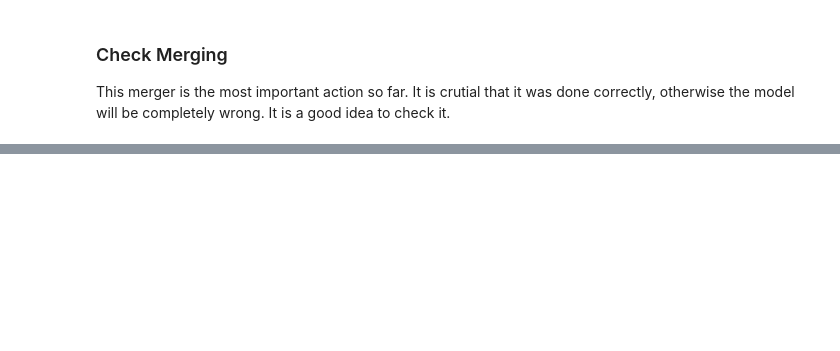
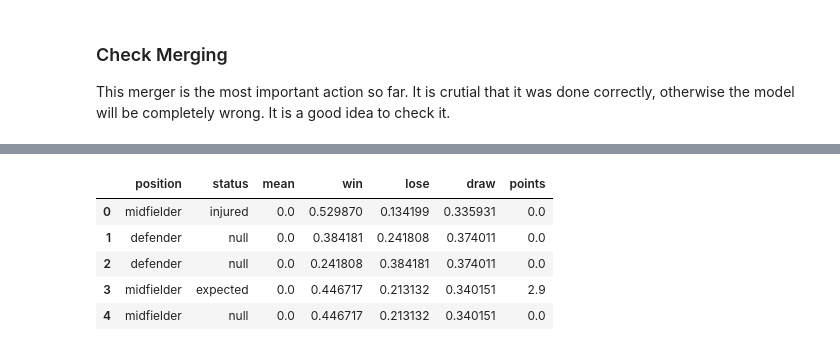
Before and after one commit to matheusccouto/palpite, a Jupyter notebook: notebooks/model_building.ipynb, the cells around one changed output, grey strips where cells are left out. Cells and saved outputs as stored; diff of their text form; code cells hidden in the pictures; blank space fills up the shorter version.

```diff
--- a/notebooks/model_building.ipynb
+++ b/notebooks/model_building.ipynb
@@ -826,0 +848,10 @@ With that, we are done with the data wrangling process (finally). Now we can pro
+# %%
+data = cartola_data[["position", "status", "mean", "win", "lose", "draw", "points"]]
+data.head()
+# %% [output]
+|  | position | status | mean | win | lose | draw | points |
+| 0 | midfielder | injured | 0.0 | 0.529870 | 0.134199 | 0.335931 | 0.0 |
+| 1 | defender | null | 0.0 | 0.384181 | 0.241808 | 0.374011 | 0.0 |
+| 2 | defender | null | 0.0 | 0.241808 | 0.384181 | 0.374011 | 0.0 |
+| 3 | midfielder | expected | 0.0 | 0.446717 | 0.213132 | 0.340151 | 2.9 |
+| 4 | midfielder | null | 0.0 | 0.446717 | 0.213132 | 0.340151 | 0.0 |
```
Also changed, not shown: parts of 18 cells of this notebook, 2 other files.
